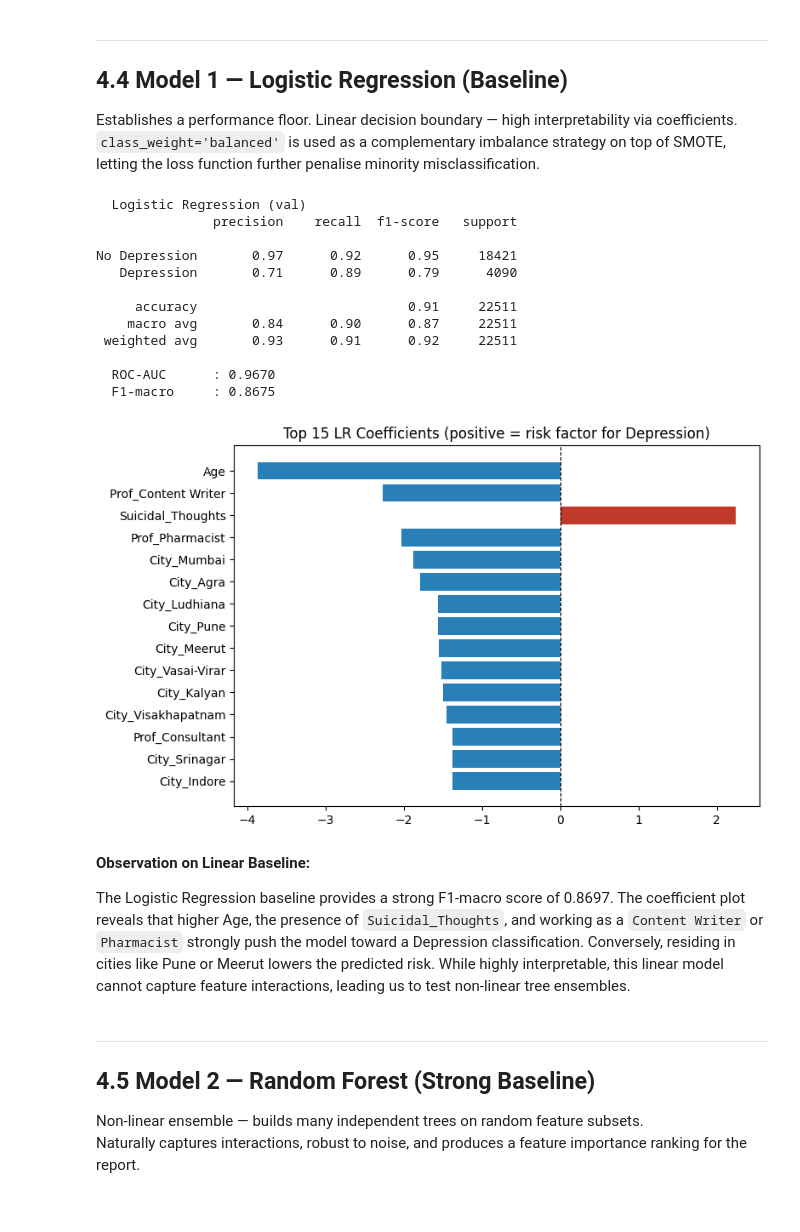
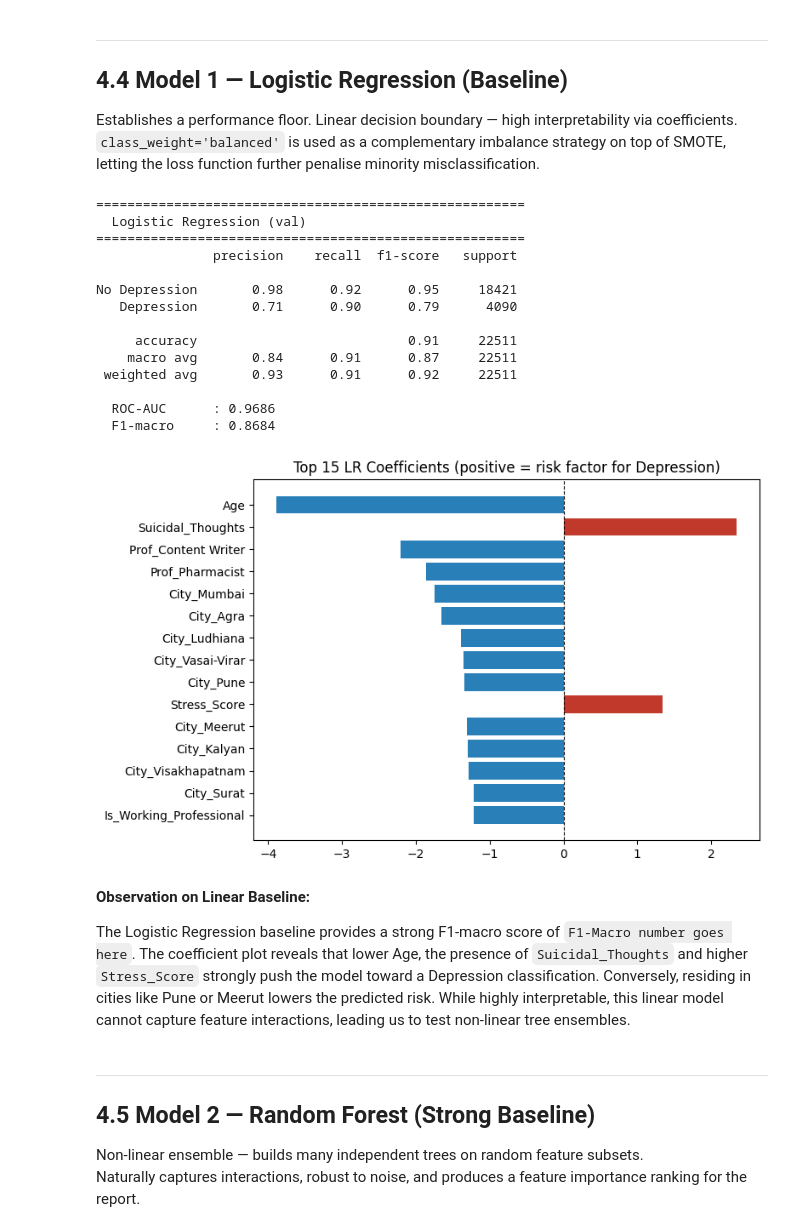
Before and after one commit to quanpro147/Exploring-Mental-Health-Data, a Jupyter notebook: notebooks/model_selection.ipynb, the cells around one changed output. Drawn from its saved outputs; the diff is of its cells as text; code cells hidden in the pictures.

```diff
--- a/notebooks/model_selection.ipynb
+++ b/notebooks/model_selection.ipynb
@@ -44,9 +53,9 @@ from sklearn.metrics import (
 # Explainability
 import shap
 
-# Paths
-DATA_DIR     = Path("../data/processed")
-ARTIFACT_DIR = Path("../artifacts")   # scalers / encoder maps saved here
+# ── Paths ─────────────────────────────────────────────────────────────────
+DATA_DIR     = Path("/content/drive/MyDrive/Data_for_IDA/data/processed")
+ARTIFACT_DIR = Path("/content/drive/MyDrive/Data_for_IDA/artifacts")   # scalers / encoder maps saved here
 ARTIFACT_DIR.mkdir(parents=True, exist_ok=True)
 
 TRAIN_PATH = DATA_DIR / 'fe_train.csv'
@@ -54,7 +63,7 @@ TEST_PATH  = DATA_DIR / 'fe_valid.csv'
 
 TARGET = 'Depression'
 
-# Load
+# ── Load ──────────────────────────────────────────────────────────────────
 train_df = pd.read_csv(TRAIN_PATH)
 test_df  = pd.read_csv(TEST_PATH)
 
@@ -163,6 +174,7 @@ Establishes a performance floor. Linear decision boundary — high interpretabil
 lr = LogisticRegression(
     C=1.0,
     solver='lbfgs',
+    class_weight='balanced',
     max_iter=1000,
     random_state=42,
 )
@@ -170,44 +182,41 @@ lr.fit(X_train_res, y_train_res)
 
 lr_results = evaluate('Logistic Regression (val)', lr, X_val, y_val)
 # %% [output]
+=======================================================
   Logistic Regression (val)
+=======================================================
                precision    recall  f1-score   support
 
-No Depression       0.97      0.92      0.95     18421
-   Depression       0.71      0.89      0.79      4090
+No Depression       0.98      0.92      0.95     18421
+   Depression       0.71      0.90      0.79      4090
 
      accuracy                           0.91     22511
-    macro avg       0.84      0.90      0.87     22511
+    macro avg       0.84      0.91      0.87     22511
  weighted avg       0.93      0.91      0.92     22511
 
-  ROC-AUC      : 0.9670
-  F1-macro     : 0.8675
+  ROC-AUC      : 0.9686
+  F1-macro     : 0.8684
 # %%
 # Coefficient plot — top 15 features driving Depression = 1
-coef_df = (
-    pd.DataFrame({'Feature': X_train.columns, 'Coefficient': lr.coef_[0]})
-    .reindex(pd.Series(lr.coef_[0]).abs().sort_values(ascending=False).index)
-    .head(15)
-)
 coef_df = pd.DataFrame({'Feature': X_train.columns, 'Coefficient': lr.coef_[0]})
 coef_df = coef_df.reindex(coef_df['Coefficient'].abs().sort_values(ascending=False).index)
 coef_df = coef_df.head(15)
 
 fig, ax = plt.subplots(figsize=(8, 5))
 colors = ['#c0392b' if c > 0 else '#2980b9' for c in coef_df['Coefficient']]
 ax.barh(coef_df['Feature'], coef_df['Coefficient'], color=colors, edgecolor='none')
 ax.axvline(0, color='black', linewidth=0.8, linestyle='--')
 ax.set_title('Top 15 LR Coefficients (positive = risk factor for Depression)', fontsize=12)
 ax.invert_yaxis()
 plt.tight_layout()
 plt.savefig(ARTIFACT_DIR / 'lr_coefficients.png', dpi=150)
 plt.show()
 # %% [output]
-[figure, old version]
+[figure, new version]
 # %% [markdown]
 **Observation on Linear Baseline:**
 
-The Logistic Regression baseline provides a strong F1-macro score of 0.8697. The coefficient plot reveals that higher Age, the presence of `Suicidal_Thoughts`, and working as a `Content Writer` or `Pharmacist` strongly push the model toward a Depression classification. Conversely, residing in cities like Pune or Meerut lowers the predicted risk. While highly interpretable, this linear model cannot capture feature interactions, leading us to test non-linear tree ensembles.
+The Logistic Regression baseline provides a strong F1-macro score of `F1-Macro number goes here`. The coefficient plot reveals that lower Age, the presence of `Suicidal_Thoughts` and higher `Stress_Score` strongly push the model toward a Depression classification. Conversely, residing in cities like Pune or Meerut lowers the predicted risk. While highly interpretable, this linear model cannot capture feature interactions, leading us to test non-linear tree ensembles.
 # %% [markdown]
 ---
 ## 4.5 Model 2 — Random Forest (Strong Baseline)
```
Also changed, not shown: parts of 23 cells of this notebook.
